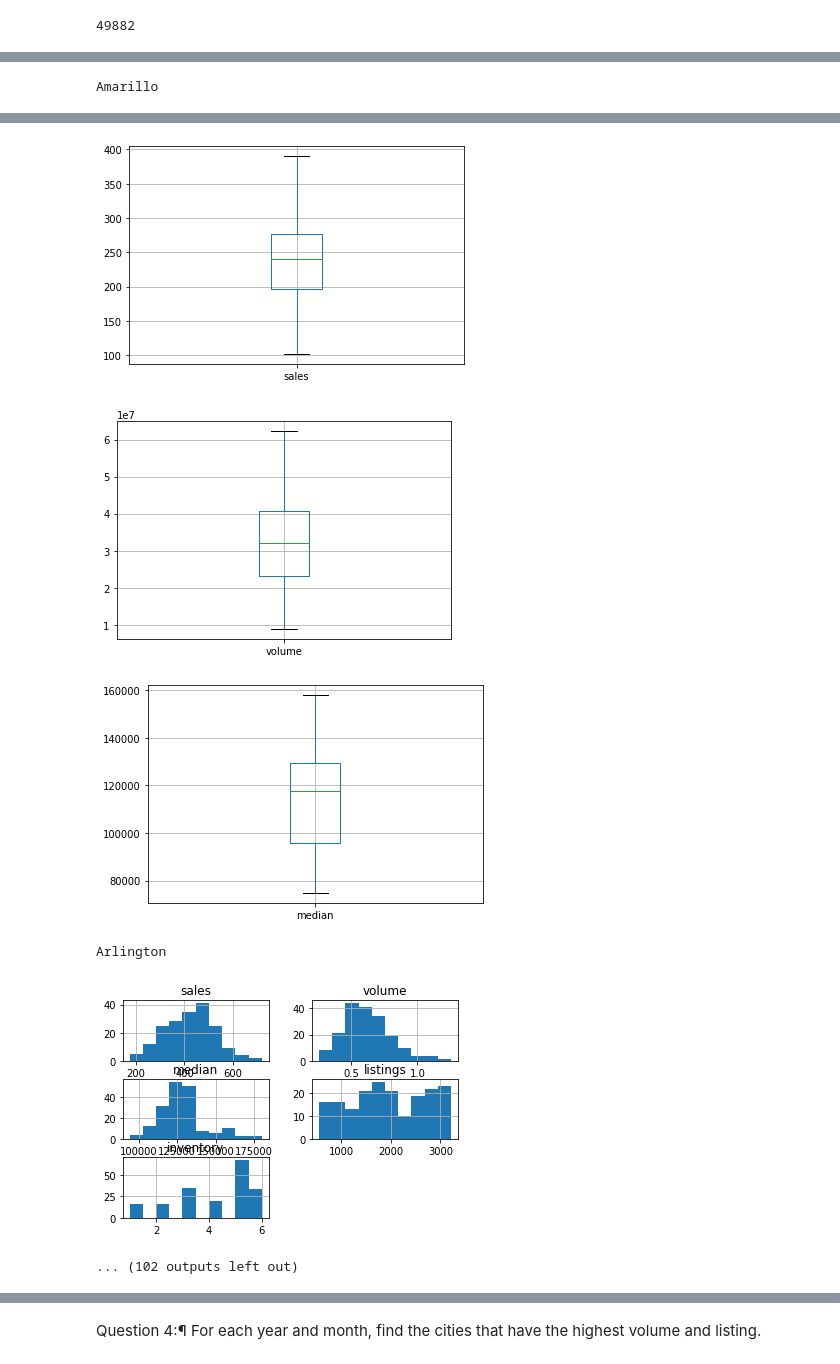
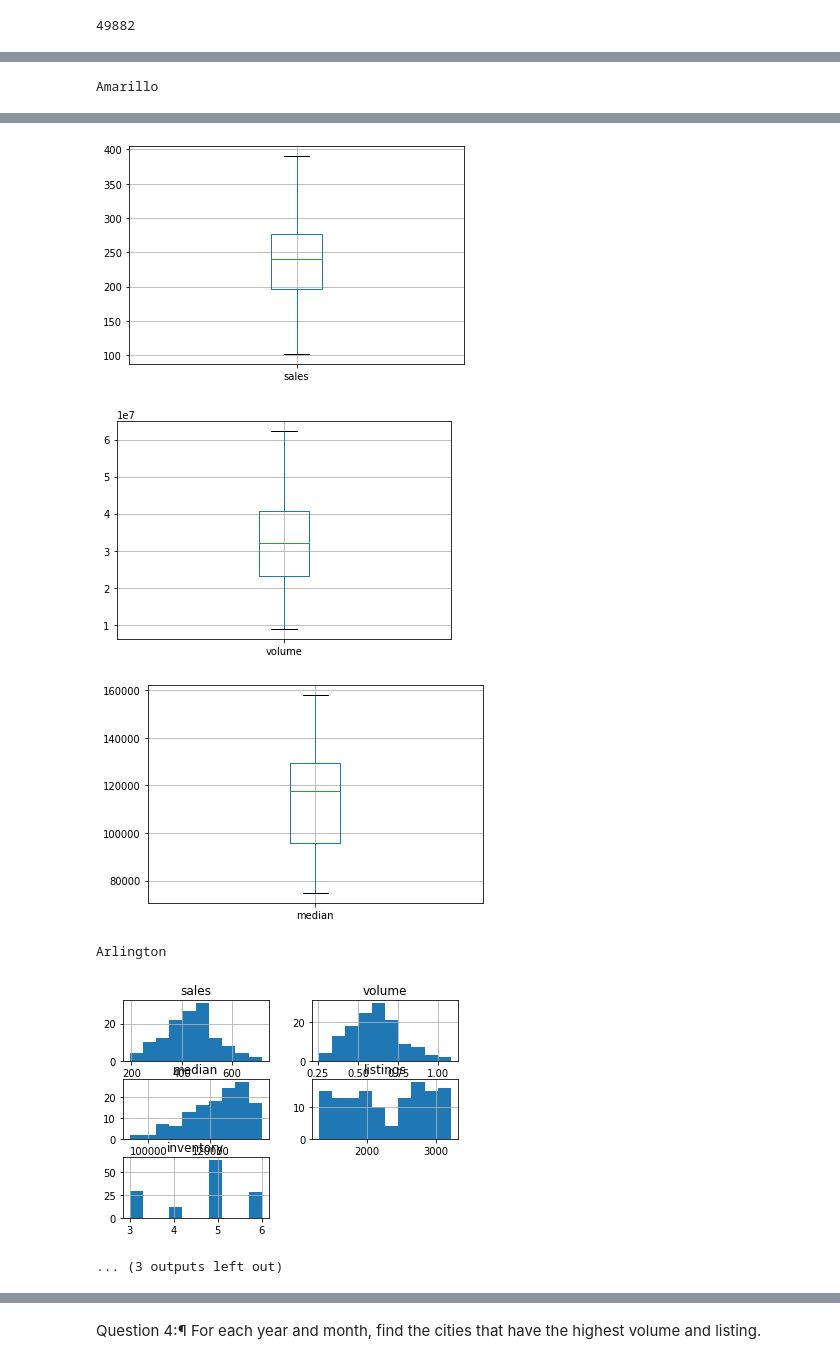
Before and after one commit to NapoliD/EPAM, a Jupyter notebook: EDA_Exploratory_Data_Analysis_(1).ipynb, the cells around one changed output, grey strips where cells are left out. Saved outputs shown, nothing was run; the diff lists cells and outputs as text; code cells hidden in the pictures.

```diff
--- a/EDA_Exploratory_Data_Analysis_(1).ipynb
+++ b/EDA_Exploratory_Data_Analysis_(1).ipynb
@@ -140,37 +140,39 @@ plt_data.size
 # %%
 #This way of graphing consumes less resources
 import plotly.express as px
 
-citys = [x for x in data['city']]
+line_plot=plt_data.head(500) # Deactivate this option to make graphs for all cities
+citys = [x for x in line_plot['city']]
 citys=list( dict.fromkeys(citys) )
 citys
+
 for x in citys:
 
-  plt_data[plt_data['city']==x].hist()
+  line_plot[line_plot['city']==x].hist()
   print(x)
   plt.show()
   print('')
   print('')
-  plt_data[plt_data['city']==x].boxplot(column=['sales'])
+  line_plot[line_plot['city']==x].boxplot(column=['sales'])
   plt.show()
-  plt_data[plt_data['city']==x].boxplot(column=['volume'])
+  line_plot[line_plot['city']==x].boxplot(column=['volume'])
   plt.show()
-  plt_data[plt_data['city']==x].boxplot(column=['median'])
+  line_plot[line_plot['city']==x].boxplot(column=['median'])
   plt.show()
 # %% [output]
 Abilene
 [figure]
 [figure]
 [figure]
 [figure]
 Amarillo
 [figure]
 [figure]
 [figure]
 [figure]
 Arlington
-[figure, old version]
+[figure, new version]
-... (102 outputs left out)
+... (3 outputs left out)
 # %%
 #This option consumes more graphic resources, I have a laptok with a video card for that reason it is fast.
 import plotly.express as px
```
Also changed, not shown: parts of 2 cells of this notebook.
